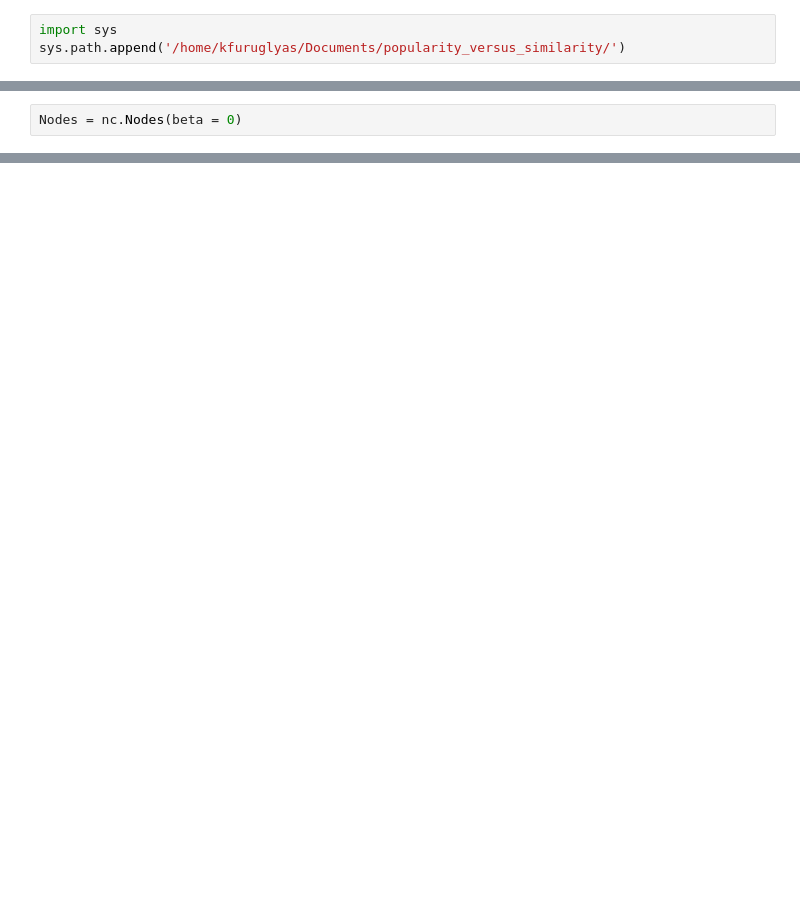
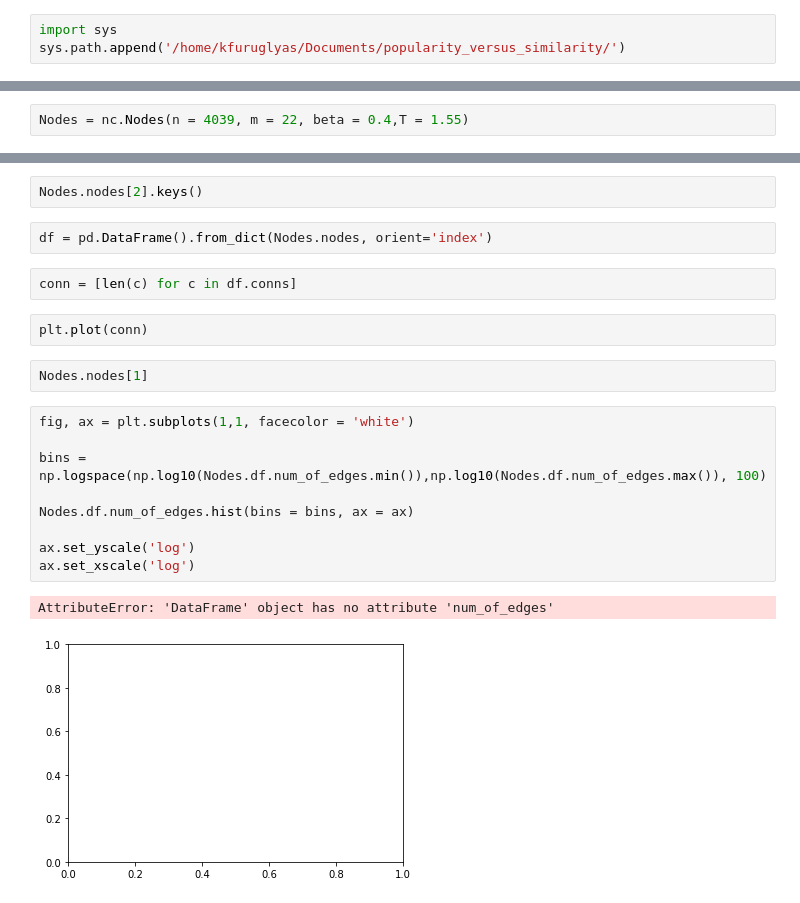
Before and after one commit to 78furu/popularity_versus_similarity, a Jupyter notebook: notebooks/Generating networks.ipynb, the cells around one changed output, grey strips where cells are left out. Saved outputs shown, nothing was run; the diff lists cells and outputs as text; blank space fills up the shorter version.

```diff
--- a/notebooks/Generating networks.ipynb
+++ b/notebooks/Generating networks.ipynb
@@ -6,2 +14,2 @@ from pvs import network_creation as nc
 # %%
-Nodes = nc.Nodes(beta = 0)
+Nodes = nc.Nodes(n = 4039, m = 22, beta = 0.4,T = 1.55)
@@ -27,0 +18,22 @@ Nodes.df
+# %%
+Nodes.nodes[2].keys()
+# %%
+df = pd.DataFrame().from_dict(Nodes.nodes, orient='index')
+# %%
+conn = [len(c) for c in df.conns]
+# %%
+plt.plot(conn)
+# %%
+Nodes.nodes[1]
+# %%
+fig, ax = plt.subplots(1,1, facecolor = 'white')
+
+bins = np.logspace(np.log10(Nodes.df.num_of_edges.min()),np.log10(Nodes.df.num_of_edges.max()), 100)
+
+Nodes.df.num_of_edges.hist(bins = bins, ax = ax)
+
+ax.set_yscale('log')
+ax.set_xscale('log')
+# %% [output]
+AttributeError: 'DataFrame' object has no attribute 'num_of_edges'
+[figure, added]
```
Also changed, not shown: parts of 10 cells of this notebook, 10 other files.
